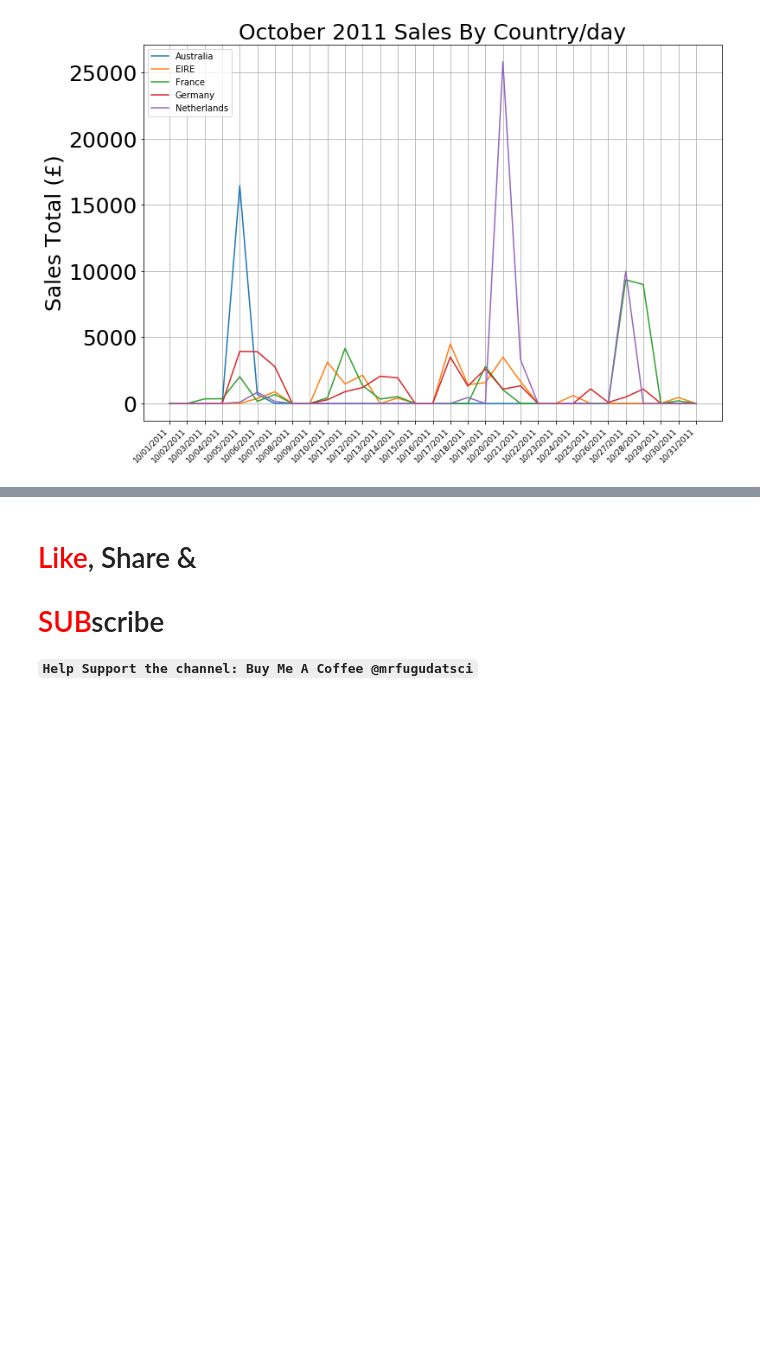
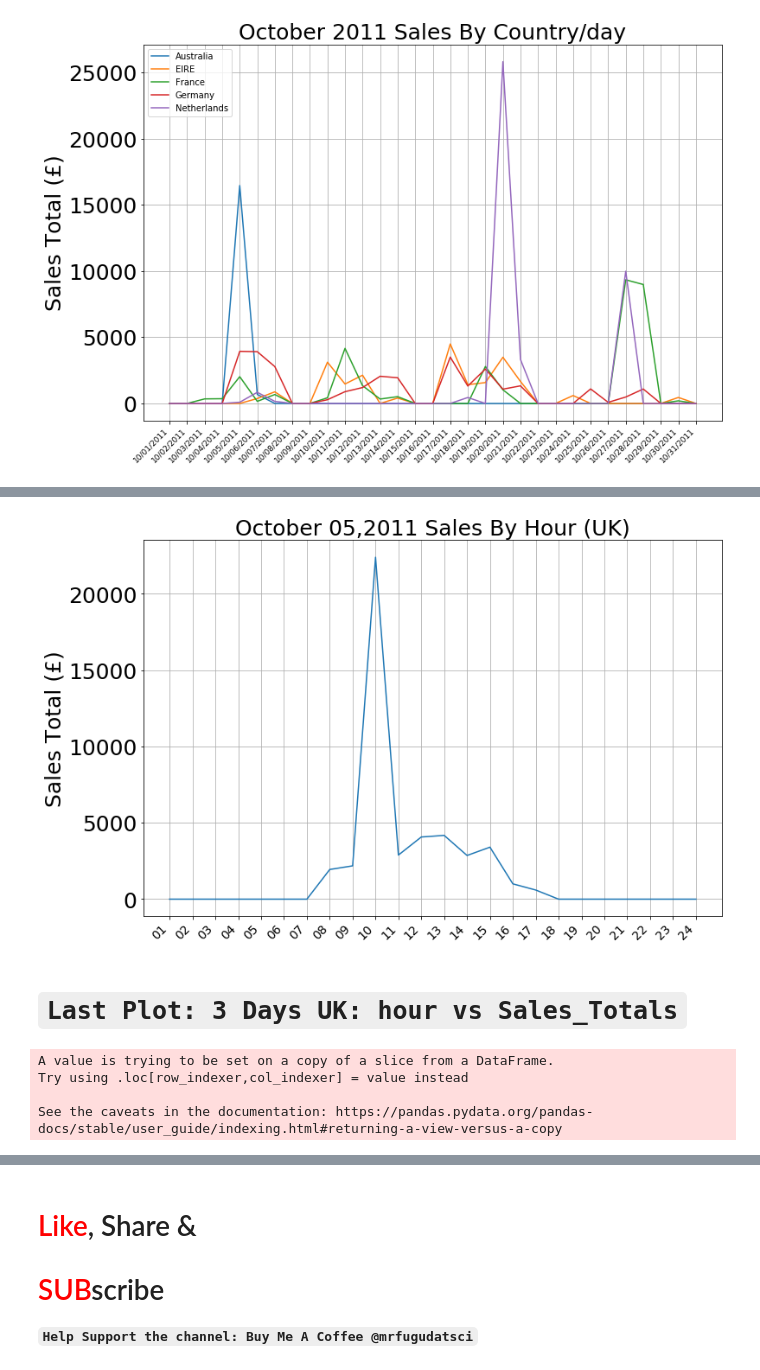
Before and after one commit to MrFuguDataScience/Python_Basics, a Jupyter notebook: time_series_plots.ipynb, the cells around one changed output, grey strips where cells are left out. Saved outputs shown, nothing was run; the diff lists cells and outputs as text; code cells hidden in the pictures; blank space fills up the shorter version.

Commit message:
TimeSeries_Plots
fix mistakes and shorten code

```diff
--- a/time_series_plots.ipynb
+++ b/time_series_plots.ipynb
@@ -337,9 +336,10 @@ hol=nn.loc[nn['Month'].isin(holiday_sub)]
 # %%
+# Not All Countries Started Purchasing on same days: Need to standardize
 oct_dts=pd.date_range(start="10/01/2011",end="10/31/2011").strftime("%m/%d/%Y")
 
 vb=[]
 for i in idx_:
-    kk=hol.loc[hol['Country']==i]
+    kk=nn.loc[nn['Country']==i]
 
 # find country where date is not in comparison list and append 0, country name, date
     vb.append([[i]*len(set(oct_dts)-set(kk['Date'])),
@@ -350,7 +350,7 @@ dd_=pd.DataFrame(vb,columns=['Country','Date','Sales_Total'])
 
 dd_=dd_.apply(pd.Series.explode)# flatten dataframe columns of lists of dictionaries
 
-updated_dates=hol.loc[:,['Date','Country','Sales_Total']].append(dd_).\
+updated_dates=nn.loc[:,['Date','Country','Sales_Total']].append(dd_).\
 reset_index(drop=True)
 # %% [markdown]
 # `Iterate Through Each Country & Stores Sales By Date`
@@ -381,0 +400,6 @@ plt.show()
+# %%
+# Now we need to get by hour: (more date/time formatting)
+uk_sorted_hol['Hour']=uk_sorted_hol['InvoiceDate'].dt.strftime('%H')
+uk_sorted_hol.head()
+
+# Now we need to standardize 24 hours of day, since orders are NOT 24hrs
@@ -381,0 +413,22 @@ plt.show()
+# %%
+# format hours for interpretation with pandas later
+vb_=[]
+hrs_day=range(1,25)
+for i in  hrs_day:
+    if i <10:
+        vb_.append('0'+str(i))
+    else:
+        vb_.append(str(i))
+
+# find unique hrs that were not in original DF
+unused_hrs=list(set(vb_)-set(uk_sorted_hol['Hour'].unique())) #uk_sub
+
+hr_={'Hour':unused_hrs}
+sales_={'Sales_Total':list([0]*len(unused_hrs))}
+
+# append updated Hr data to end of dataframe
+uk_sub_fin=uk_sorted_hol.append(pd.concat([pd.DataFrame(hr_),
+pd.DataFrame(sales_)],axis=1))
+
+
+uk_sub_fin=uk_sub_fin.sort_values('Hour') # sort by Hr
@@ -381,0 +439,31 @@ plt.show()
+# %%
+plt.figure(figsize=(12,8))
+plt.plot(uk_sub_fin['Hour'].unique(),
+list(uk_sub_fin.groupby('Hour').sum()['Sales_Total']))
+
+plt.ylabel('Sales Total '+ '('+u'\u00A3'+')',size=25)
+plt.title('October 05,2011 Sales By Hour (UK)',size=25)
+# plt.legend(loc="upper left")
+plt.xticks(uk_sub_fin['Hour'].unique(),rotation=45,ha="right",size=14)
+plt.grid(True)
+plt.show()
+# %% [output]
+[figure, added]
+# %% [markdown]
+# `Last Plot: 3 Days UK: hour vs Sales_Totals`
+# %%
+# subset and use UK data
+uk_=retail_sales_cleaned[retail_sales_cleaned['Country']=='United Kingdom']
+# get range of dates of interest
+uk_holiday_threeDay=uk_[uk_.InvoiceDate.between('10/04/2011', '10/07/2011')]
+# make new column by hour
+uk_holiday_threeDay['Hour']=uk_holiday_threeDay['InvoiceDate'].dt.strftime('%H')
+
+# subset data and sort so dates are in order
+uk_three_day=uk_holiday_threeDay.\
+loc[:,['Hour','Sales_Total','InvoiceDate','Date']].sort_values('InvoiceDate')
+# %% [output]
+A value is trying to be set on a copy of a slice from a DataFrame.
+Try using .loc[row_indexer,col_indexer] = value instead
+
+See the caveats in the documentation: https://pandas.pydata.org/pandas-docs/stable/user_guide/indexing.html#returning-a-view-versus-a-copy
```
Also changed, not shown: parts of 12 cells of this notebook.
